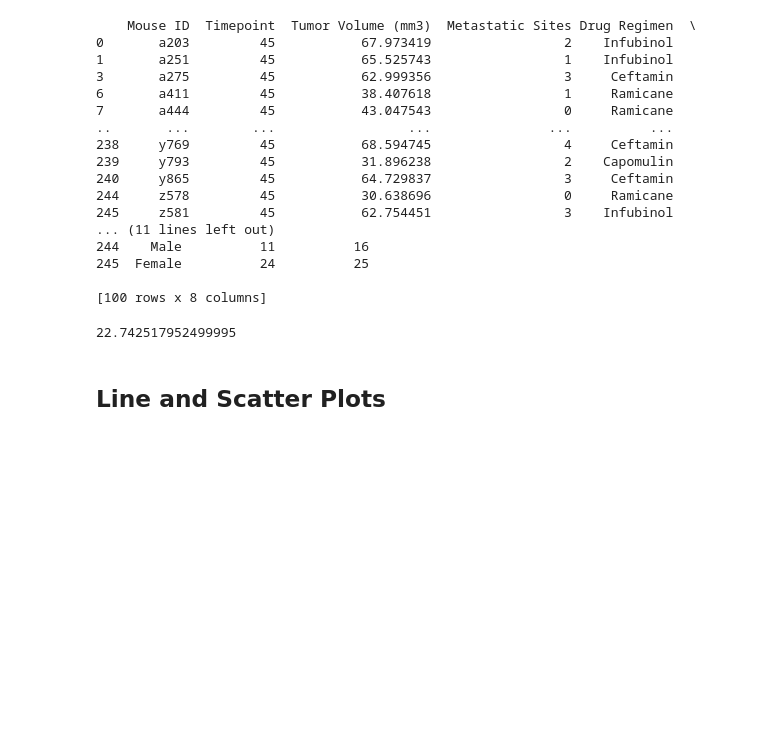
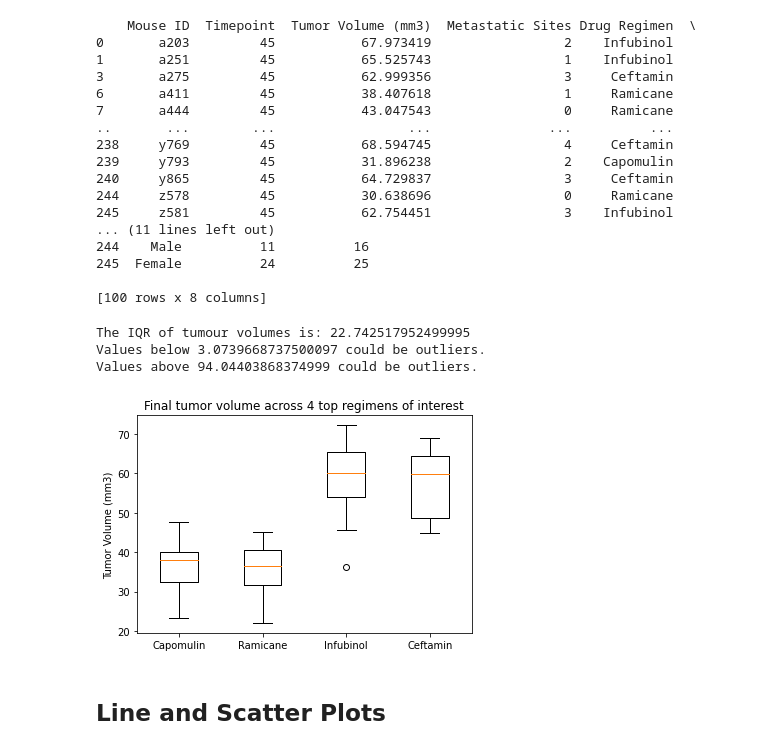
Before and after one commit to chiron-chiron/matplotlib-challenge, a Jupyter notebook: pymaceuticals_starter.ipynb, the cells around one changed output. Saved outputs shown, nothing was run; the diff lists cells and outputs as text; code cells hidden in the pictures; blank space fills up the shorter version.

```diff
--- a/pymaceuticals_starter.ipynb
+++ b/pymaceuticals_starter.ipynb
@@ -515,14 +517,23 @@ quartiles = tumor_volume.quantile([0.25, 0.5, 0.75])
 lowerq = quartiles[0.25]
 upperq = quartiles[0.75]
 iqr = upperq - lowerq
-print(iqr)
+lower_bound = lowerq - (1.5*iqr)
+upper_bound = upperq + (1.5*iqr)
+print(f"The IQR of tumour volumes is: {iqr}")
+print(f"Values below {lower_bound} could be outliers.")
+print(f"Values above {upper_bound} could be outliers.")
 
     # Locate the rows which contain mice on each drug and get the tumor volumes
-    # tumor_volume = maxtime_treatments["Tumor Volume (mm3)"]
+    # for treatment in treatments:
+
+    # if maxtime_treatments["Tumor Volume (mm3)"] == treatment:
+
 
     # add subset
 
 
     # Determine outliers using upper and lower bounds
 # %% [output]
-22.742517952499995
+The IQR of tumour volumes is: 22.742517952499995
+Values below 3.0739668737500097 could be outliers.
+Values above 94.04403868374999 could be outliers.
@@ -531,3 +540,34 @@ print(iqr)
+# %%
+# Generate a box plot of the final tumor volume of each mouse across four regimens of interest
+maxtime_treatments = maxtime_total.loc[(maxtime_total["Drug Regimen"] == "Capomulin") |
+                            (maxtime_total["Drug Regimen"] == "Ramicane") |
+                            (maxtime_total["Drug Regimen"] == "Infubinol") |
+                            (maxtime_total["Drug Regimen"] == "Ceftamin")]
+
+
+capo = maxtime_total.loc[(maxtime_total["Drug Regimen"] == "Capomulin")]
+capo_tum_vol = capo["Tumor Volume (mm3)"]
+
+rami = maxtime_total.loc[(maxtime_total["Drug Regimen"] == "Ramicane")]
+rami_tum_vol = rami["Tumor Volume (mm3)"]
+
+infu = maxtime_total.loc[(maxtime_total["Drug Regimen"] == "Infubinol")]
+infu_tum_vol = infu["Tumor Volume (mm3)"]
+
+ceft = maxtime_total.loc[(maxtime_total["Drug Regimen"] == "Ceftamin")]
+ceft_tum_vol = ceft["Tumor Volume (mm3)"]
+
+
+treatment_dict = {"Capomulin": capo_tum_vol, "Ramicane": rami_tum_vol, "Infubinol": infu_tum_vol, "Ceftamin": ceft_tum_vol}
+
+fig, ax = plt.subplots()
+ax.boxplot(treatment_dict.values())
+ax.set_xticklabels(treatment_dict.keys())
+ax.set_title('Final tumor volume across 4 top regimens of interest')
+ax.set_ylabel('Tumor Volume (mm3)')
+plt.show()
+# %% [output]
+[figure, added]
 # %% [markdown]
 ## Line and Scatter Plots
 # %%
```
Also changed, not shown: parts of 5 cells of this notebook.
